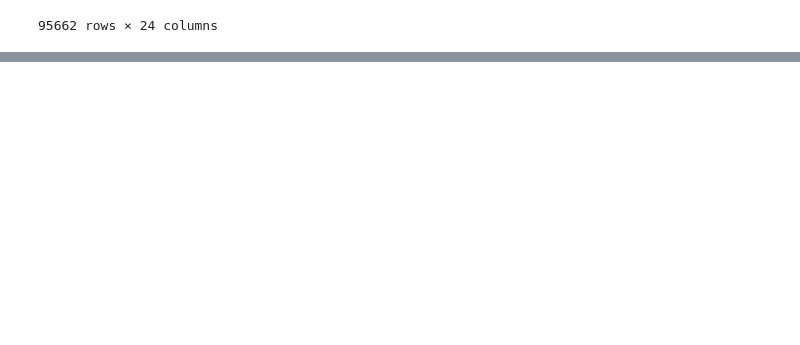
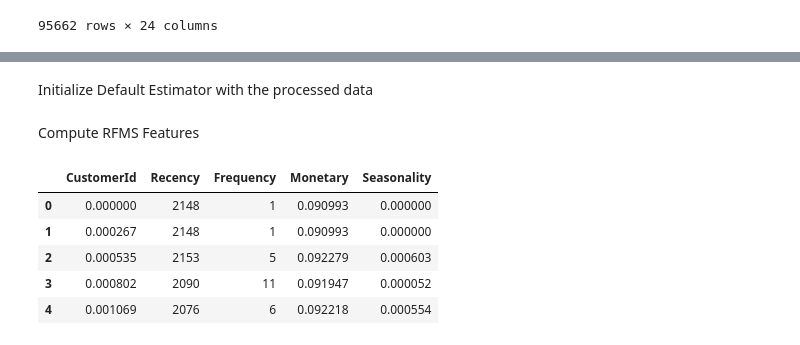
Before and after one commit to YonatanMoges/credit-scoring-model, a Jupyter notebook: notebook/feature_engineering.ipynb, the cells around one changed output, grey strips where cells are left out. Drawn from its saved outputs; the diff is of its cells as text; code cells hidden in the pictures; blank space fills up the shorter version.

```diff
--- a/notebook/feature_engineering.ipynb
+++ b/notebook/feature_engineering.ipynb
@@ -105,0 +118,16 @@ fe.scale_features(method="normalize")
+# %% [markdown]
+Initialize Default Estimator with the processed data
+# %%
+de = DefaultEstimator(fe.df)
+# %% [markdown]
+Compute RFMS Features
+# %%
+rfms_df = de.compute_rfms()
+rfms_df.head()
+# %% [output]
+|  | CustomerId | Recency | Frequency | Monetary | Seasonality |
+| 0 | 0.000000 | 2148 | 1 | 0.090993 | 0.000000 |
+| 1 | 0.000267 | 2148 | 1 | 0.090993 | 0.000000 |
+| 2 | 0.000535 | 2153 | 5 | 0.092279 | 0.000603 |
+| 3 | 0.000802 | 2090 | 11 | 0.091947 | 0.000052 |
+| 4 | 0.001069 | 2076 | 6 | 0.092218 | 0.000554 |
```
Also changed, not shown: parts of 3 cells of this notebook, 1 other file.
